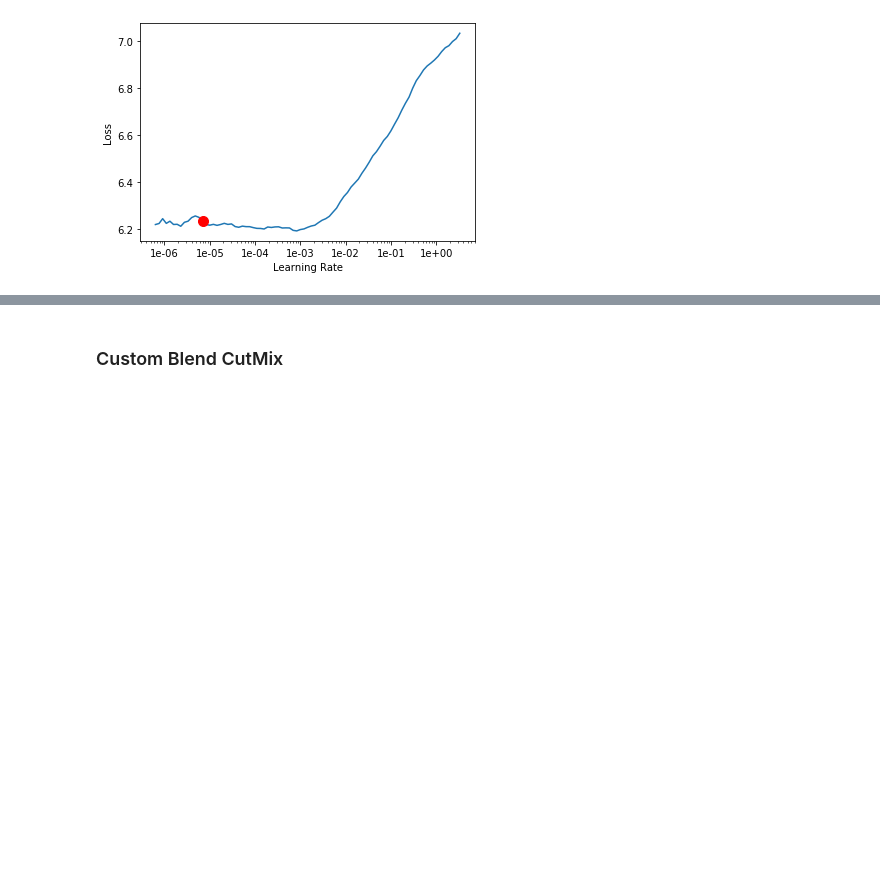
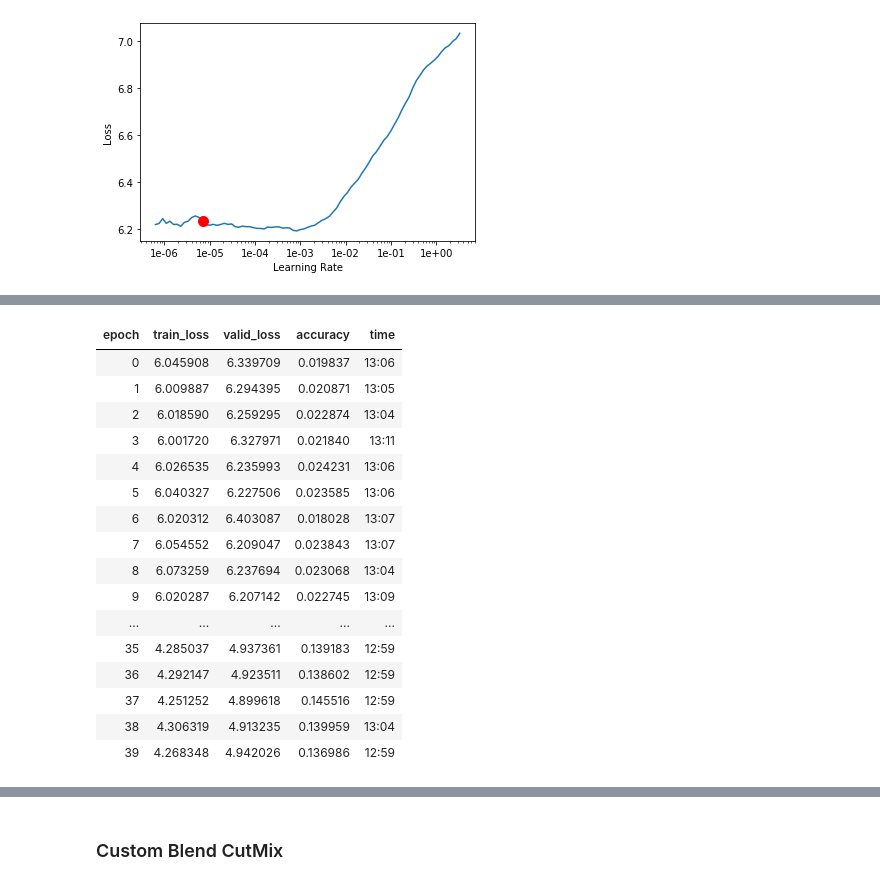
Before and after one commit to MicPie/recursion-cellular-image-classification, a Jupyter notebook: rcic_v21_adacos_se_xresnet_crop.ipynb, the cells around one changed output, grey strips where cells are left out. Saved outputs shown, nothing was run; the diff lists cells and outputs as text; code cells hidden in the pictures; blank space fills up the shorter version.

```diff
--- a/rcic_v21_adacos_se_xresnet_crop.ipynb
+++ b/rcic_v21_adacos_se_xresnet_crop.ipynb
@@ -895,5 +903,5 @@ learn.recorder.plot_lr()
 # %%
 learn.save('resnet50/adacos_se_xresnet50c_crop_128e037_256e004_190809')
 # %%
-learn.load('resnet50/adacos_se_xresnet50c_crop_128e037_256e004_190809);
+learn.load('resnet50/adacos_se_xresnet50c_crop_128e037_256e004_190809');
 # %%
@@ -902,4 +916,22 @@ learn.load('resnet50/adacos_se_xresnet50c_crop_128e037_256e004_190809);
 # %%
-learn.fit_one_cycle(4, max_lr=1e-3)
+learn.fit_one_cycle(40, max_lr=1e-3)
+# %% [output]
+| epoch | train_loss | valid_loss | accuracy | time |
+| 0 | 6.045908 | 6.339709 | 0.019837 | 13:06 |
+| 1 | 6.009887 | 6.294395 | 0.020871 | 13:05 |
+| 2 | 6.018590 | 6.259295 | 0.022874 | 13:04 |
+| 3 | 6.001720 | 6.327971 | 0.021840 | 13:11 |
+| 4 | 6.026535 | 6.235993 | 0.024231 | 13:06 |
+| 5 | 6.040327 | 6.227506 | 0.023585 | 13:06 |
+| 6 | 6.020312 | 6.403087 | 0.018028 | 13:07 |
+| 7 | 6.054552 | 6.209047 | 0.023843 | 13:07 |
+| 8 | 6.073259 | 6.237694 | 0.023068 | 13:04 |
+| 9 | 6.020287 | 6.207142 | 0.022745 | 13:09 |
+| ... | ... | ... | ... | ... |
+| 35 | 4.285037 | 4.937361 | 0.139183 | 12:59 |
+| 36 | 4.292147 | 4.923511 | 0.138602 | 12:59 |
+| 37 | 4.251252 | 4.899618 | 0.145516 | 12:59 |
+| 38 | 4.306319 | 4.913235 | 0.139959 | 13:04 |
+| 39 | 4.268348 | 4.942026 | 0.136986 | 12:59 |
 # %%
 learn.recorder.plot_losses()
```
Also changed, not shown: parts of 145 cells of this notebook.
